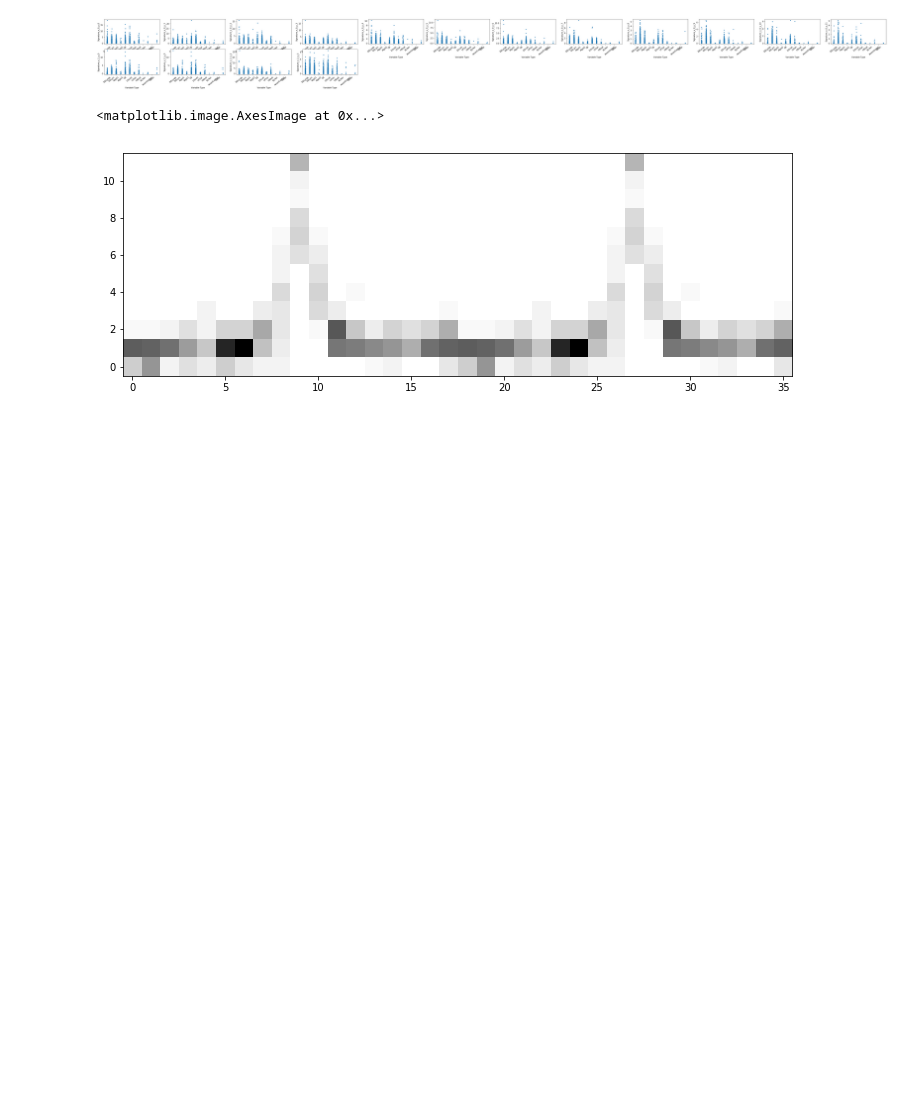
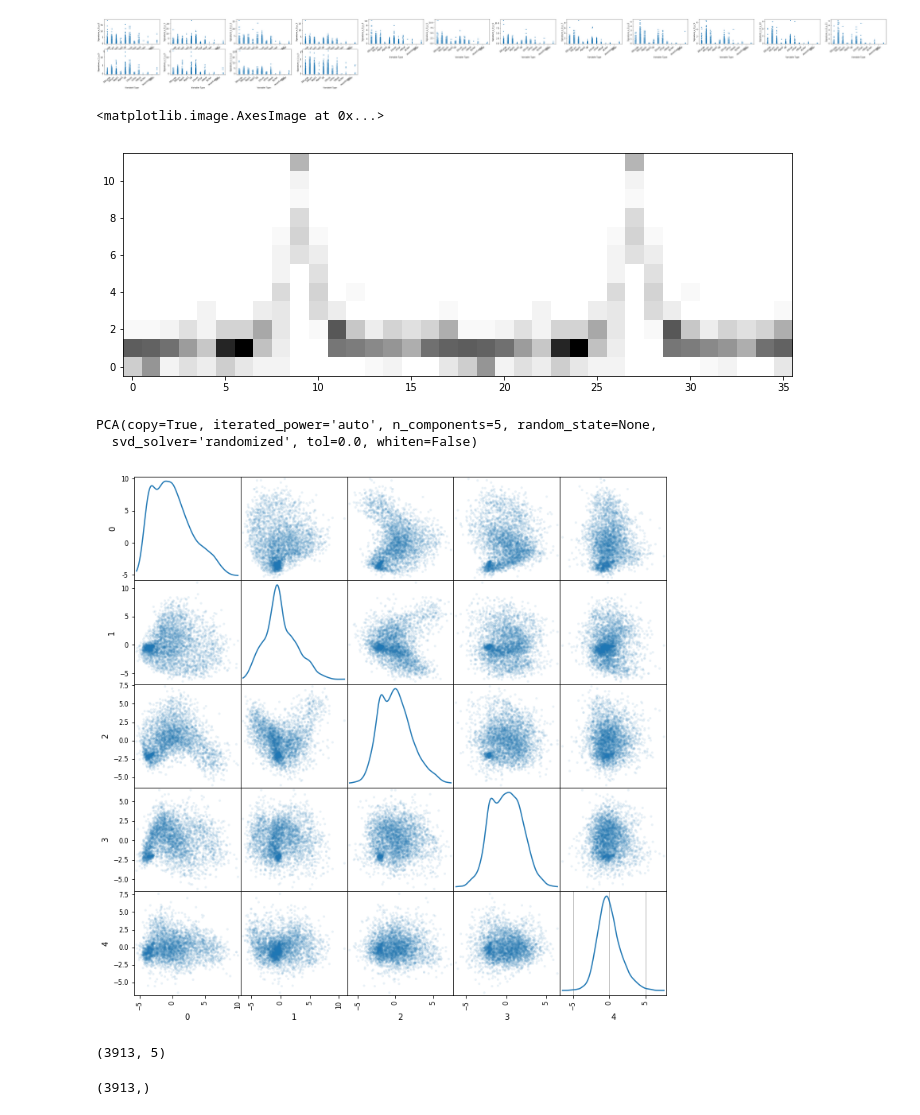
Before and after one commit to BrunoSanchez/var_signature, a Jupyter notebook: feature_selection.ipynb, the cells around one changed output. Saved outputs shown, nothing was run; the diff lists cells and outputs as text; code cells hidden in the pictures; blank space fills up the shorter version.

```diff
--- a/feature_selection.ipynb
+++ b/feature_selection.ipynb
@@ -135,0 +197,27 @@ plt.imshow(np.tile(sign,2), origin='lower', cmap='gray_r')
+# %%
+subset = features[rrlyra | rrlyrc]
+# %%
+X = subset[signature_cols].as_matrix()
+Y = subset.LCtype.values > 1
+# %%
+pca = decomposition.PCA(svd_solver='randomized', n_components=5)
+pca.fit(X)
+# %% [output]
+PCA(copy=True, iterated_power='auto', n_components=5, random_state=None,
+  svd_solver='randomized', tol=0.0, whiten=False)
+# %%
+X_tr = pca.transform(X)
+# %%
+pd.scatter_matrix(pd.DataFrame(X_tr), alpha=0.1, figsize=(12, 12), diagonal='kde')
+plt.grid()
+plt.show()
+# %% [output]
+[figure, added]
+# %%
+X_tr.shape
+# %% [output]
+(3913, 5)
+# %%
+Y.shape
+# %% [output]
+(3913,)
```
Also changed, not shown: parts of 7 cells of this notebook.
